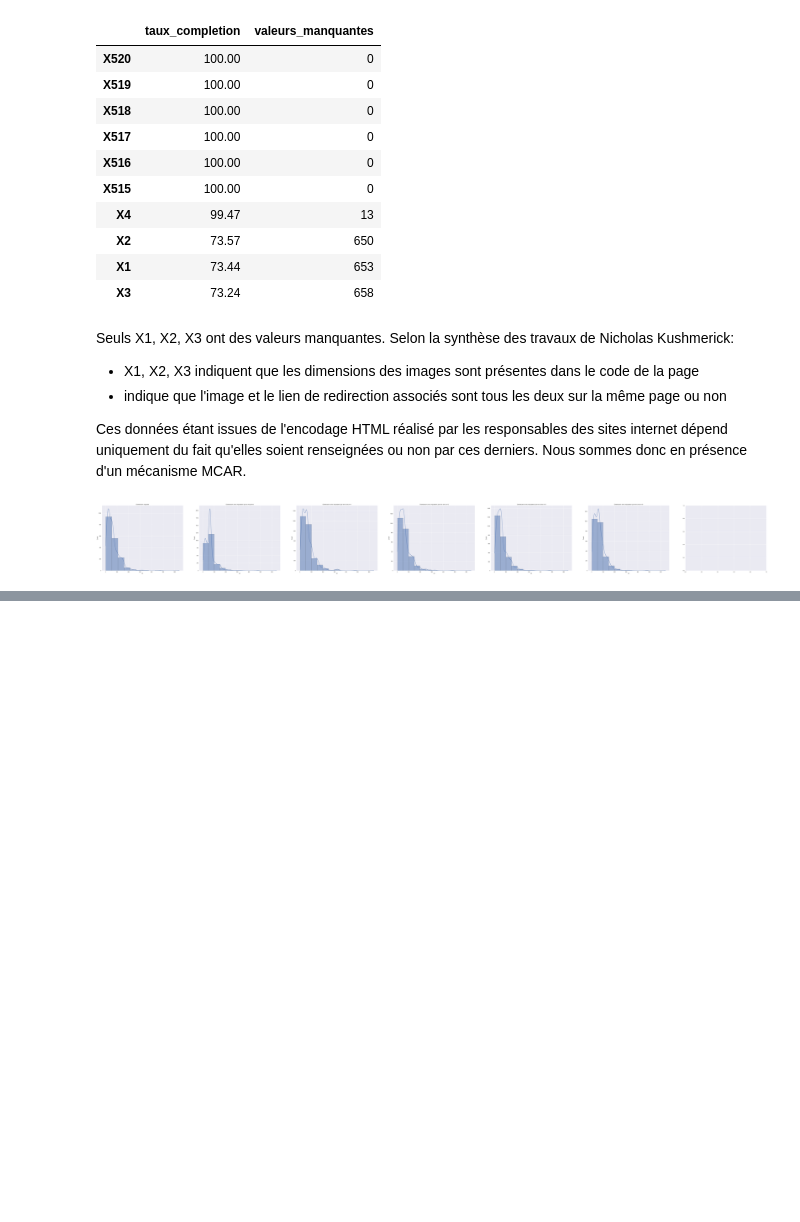
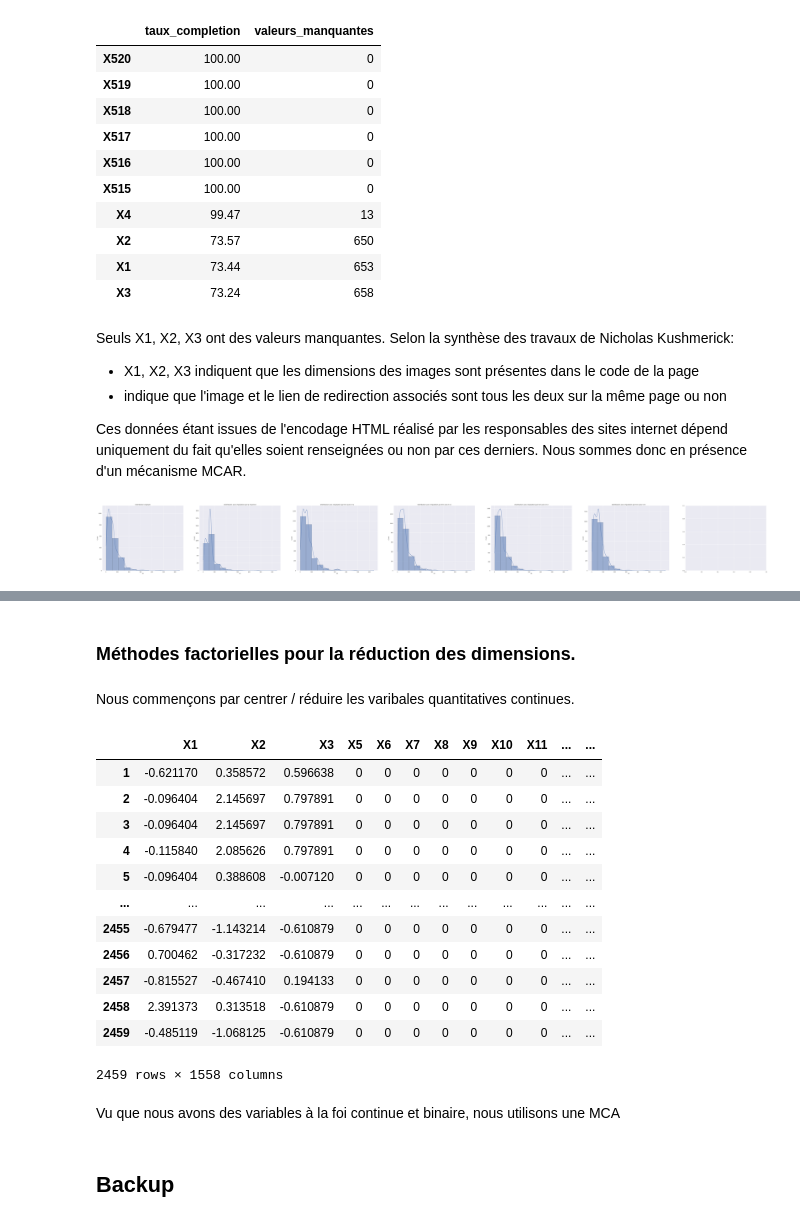
Before and after one commit to cedricsoares/cnam-sta211-entreposage-et-fouille-de-donnees-projet-final, a Jupyter notebook: exploration.ipynb, the cells around one changed output, grey strips where cells are left out. Cells and saved outputs as stored; diff of their text form; code cells hidden in the pictures; blank space fills up the shorter version.

```diff
--- a/exploration.ipynb
+++ b/exploration.ipynb
@@ -400,3 +451,32 @@ plt.show()
+# %% [markdown]
+### Méthodes factorielles pour la réduction des dimensions.
+# %% [markdown]
+Nous commençons par centrer / réduire les varibales quantitatives continues.
+# %%
+from sklearn.preprocessing import StandardScaler
+scaler = StandardScaler()
+
+standardized_data = pd.DataFrame(scaler.fit_transform(data.loc[:,['X1', 'X2', 'X3']]), columns = data.loc[:,['X1', 'X2', 'X3']].columns, index = data.index)
+standardized_data = pd.concat([standardized_data, data.iloc[:,4:]], axis=1)
+standardized_data
+# %% [output]
+|  | X1 | X2 | X3 | X5 | X6 | X7 | X8 | X9 | X10 | X11 | ... | ... |
+| 1 | -0.621170 | 0.358572 | 0.596638 | 0 | 0 | 0 | 0 | 0 | 0 | 0 | ... | ... |
+| 2 | -0.096404 | 2.145697 | 0.797891 | 0 | 0 | 0 | 0 | 0 | 0 | 0 | ... | ... |
+| 3 | -0.096404 | 2.145697 | 0.797891 | 0 | 0 | 0 | 0 | 0 | 0 | 0 | ... | ... |
+| 4 | -0.115840 | 2.085626 | 0.797891 | 0 | 0 | 0 | 0 | 0 | 0 | 0 | ... | ... |
+| 5 | -0.096404 | 0.388608 | -0.007120 | 0 | 0 | 0 | 0 | 0 | 0 | 0 | ... | ... |
+| ... | ... | ... | ... | ... | ... | ... | ... | ... | ... | ... | ... | ... |
+| 2455 | -0.679477 | -1.143214 | -0.610879 | 0 | 0 | 0 | 0 | 0 | 0 | 0 | ... | ... |
+| 2456 | 0.700462 | -0.317232 | -0.610879 | 0 | 0 | 0 | 0 | 0 | 0 | 0 | ... | ... |
+| 2457 | -0.815527 | -0.467410 | 0.194133 | 0 | 0 | 0 | 0 | 0 | 0 | 0 | ... | ... |
+| 2458 | 2.391373 | 0.313518 | -0.610879 | 0 | 0 | 0 | 0 | 0 | 0 | 0 | ... | ... |
+| 2459 | -0.485119 | -1.068125 | -0.610879 | 0 | 0 | 0 | 0 | 0 | 0 | 0 | ... | ... |
+2459 rows × 1558 columns
+# %% [markdown]
+Vu que nous avons des variables à la foi continue et binaire, nous utilisons une MCA
+# %% [markdown]
+## Backup
 # %%
 x4_by_outcome_original_all_outcome_x4 = pd.DataFrame(data.groupby(['X4'], as_index=False)['outcome'].agg('count'))
 x4_by_outcome_original_all_outcome_x4.rename(columns={'X4':'modalité', 'outcome':'observations'}, inplace=True)
```
Also changed, not shown: parts of 22 cells of this notebook.
